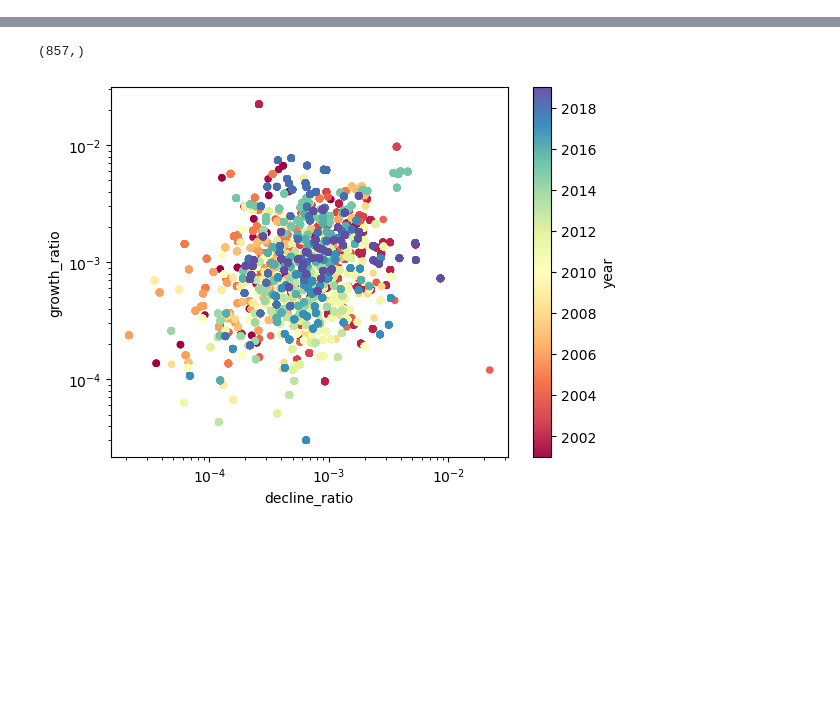
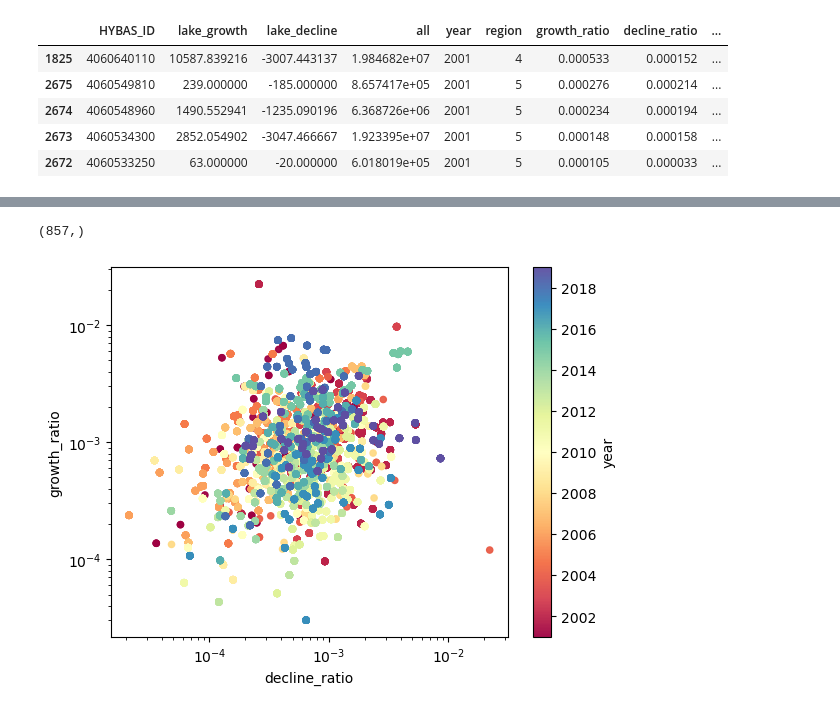
Before and after one commit to 4DModeller/tblakes, a Jupyter notebook: data/combine.ipynb, the cells around one changed output, grey strips where cells are left out. Cells and saved outputs as stored; diff of their text form; code cells hidden in the pictures; blank space fills up the shorter version.

```diff
--- a/data/combine.ipynb
+++ b/data/combine.ipynb
@@ -55,33 +52,40 @@ for p in pluses:
 # %%
-df = pd.DataFrame()
+# df = pd.DataFrame()
 
-for p, m, a in zip(pluses, minuses, alles):
-    # print(p, m, a)
-    df_plus = pd.read_csv(p)
-    df_minus = pd.read_csv(m)
-    df_all = pd.read_csv(a)
+# for p, m, a in zip(pluses, minuses, alles):
+#     # print(p, m, a)
+#     df_plus = pd.read_csv(p)
+#     df_minus = pd.read_csv(m)
+#     df_all = pd.read_csv(a)
 
-    df_year = df_plus.merge(df_minus, on = 'HYBAS_ID').merge(df_all, on='HYBAS_ID')[['HYBAS_ID', 'sum_x', 'sum_y', 'sum']]
-    # df_year['year'] = p.split('_')
-    df_year['year'] = p.split('/')[2][0:4]
-    # print(p)
-    # print(p.split('_'))
-    # df_year['region_n'] = p.split('_')[3].split('/')[0]
-    # print(p.split('/')[1].split('_')[2])
-    df_year['region'] = p.split('/')[1].split('_')[2]
-    df = pd.concat([df, df_year])
+#     df_year = df_plus.merge(df_minus, on = 'HYBAS_ID').merge(df_all, on='HYBAS_ID')[['HYBAS_ID', 'sum_x', 'sum_y', 'sum']]
+#     # df_year['year'] = p.split('_')
+#     df_year['year'] = p.split('/')[2][0:4]
+#     # print(p)
+#     # print(p.split('_'))
+#     # df_year['region_n'] = p.split('_')[3].split('/')[0]
+#     # print(p.split('/')[1].split('_')[2])
+#     df_year['region'] = p.split('/')[1].split('_')[2]
+#     df = pd.concat([df, df_year])
 
-# df.columns = ['HYBAS_ID', 'lake_growth', 'lake_decline', 'all', 'year']
-df.columns = ['HYBAS_ID', 'lake_growth', 'lake_decline', 'all', 'year', 'region']
-# print(df.columns)
+# # df.columns = ['HYBAS_ID', 'lake_growth', 'lake_decline', 'all', 'year']
+# df.columns = ['HYBAS_ID', 'lake_growth', 'lake_decline', 'all', 'year', 'region']
+# # print(df.columns)
 df['growth_ratio'] = df.lake_growth/df['all']
 df['decline_ratio'] = df.lake_decline/df['all']*(-1)
 df['year'] = df['year'].astype(int)
 df['water_balance'] = (df['lake_growth'] - df['lake_decline'])
 df['water_balance_m3'] = df['water_balance'] * 30 / 1e3 * 30 / 1e3
 df.sort_values('year', inplace=True)
 df.drop_duplicates(inplace=True)
 df.head()
+# %% [output]
+|  | HYBAS_ID | lake_growth | lake_decline | all | year | region | growth_ratio | decline_ratio | ... |
+| 1825 | 4060640110 | 10587.839216 | -3007.443137 | 1.984682e+07 | 2001 | 4 | 0.000533 | 0.000152 | ... |
+| 2675 | 4060549810 | 239.000000 | -185.000000 | 8.657417e+05 | 2001 | 5 | 0.000276 | 0.000214 | ... |
+| 2674 | 4060548960 | 1490.552941 | -1235.090196 | 6.368726e+06 | 2001 | 5 | 0.000234 | 0.000194 | ... |
+| 2673 | 4060534300 | 2852.054902 | -3047.466667 | 1.923395e+07 | 2001 | 5 | 0.000148 | 0.000158 | ... |
+| 2672 | 4060533250 | 63.000000 | -20.000000 | 6.018019e+05 | 2001 | 5 | 0.000105 | 0.000033 | ... |
 # %%
 df[df.HYBAS_ID==4060050470]
 # %% [output]
```
Also changed, not shown: parts of 3 cells of this notebook.
